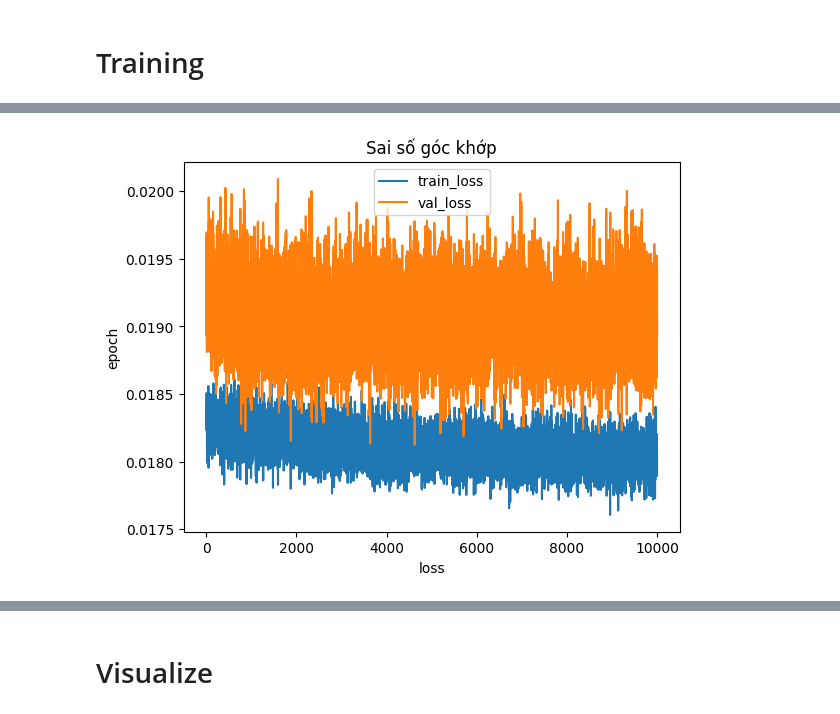
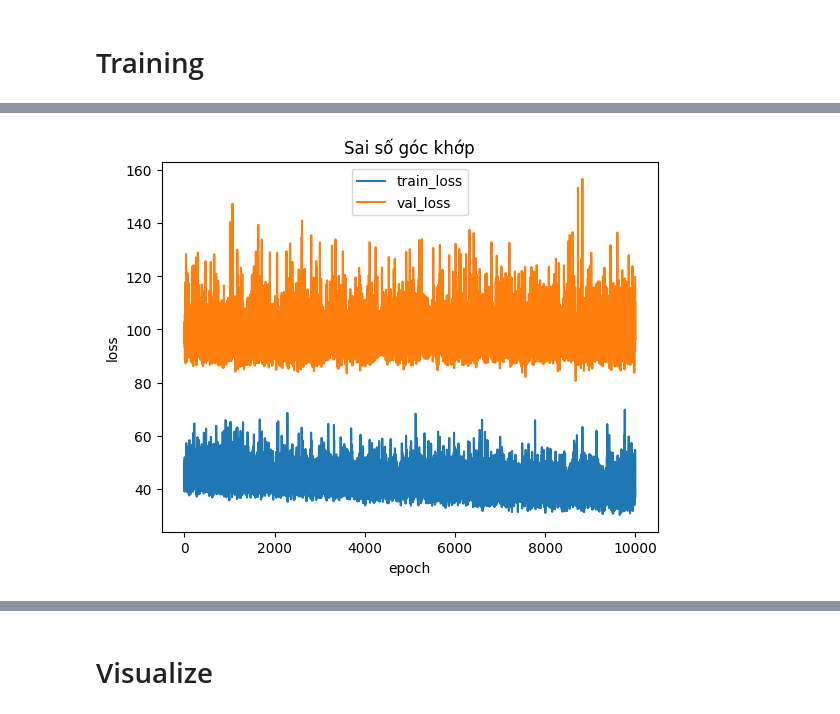
Before and after one commit to infinity-linh/Bot_Inf, a Jupyter notebook: scripts/drafts.ipynb, the cells around one changed output, grey strips where cells are left out. Cells and saved outputs as stored; diff of their text form; code cells hidden in the pictures.

```diff
--- a/scripts/drafts.ipynb
+++ b/scripts/drafts.ipynb
@@ -109,11 +104,12 @@ cv2.destroyAllWindows()
 # %%
 import pandas as pd
 import numpy as np
-df = pd.read_csv("D:/User/DLBot/scripts/data/angles.csv")
+df = pd.read_csv("D:/User/DLBot/scripts/data/angles_pro.csv")
 # df.head()
 data = np.array(df)
-X = np.array(data[:,0:8], dtype=np.double)/400
-y = np.array(data[:,8:12], dtype=np.double)*np.pi/180
+# X = np.array(data[:,0:8], dtype=np.double)/400
+# y = np.array(data[:,8:12], dtype=np.double)*np.pi/180
+df.head(5)
 # %%
 L0 = 7.5
 L1 = 8
@@ -209,14 +187,17 @@ import torch.nn as nn
 import tqdm
 import torch
 
-df = pd.read_csv("D:/User/DLBot/scripts/data/angles.csv")
+df = pd.read_csv("D:/User/DLBot/scripts/data/angles_pro.csv")
 # df.head()
 data = np.array(df)
-X = np.array(data[:,0:8], dtype=np.double)/400
-y = np.array(data[:,8:12], dtype=np.double)*np.pi/180
+X = np.array(data[:,0:8], dtype=np.double)
+y = np.array(data[:,8:12], dtype=np.double)*10
 
+X = np.concatenate([X, X])
+y = np.concatenate([y, y])
 Train_X, Val_X, Train_y, Val_y = train_test_split(X, y, test_size=0.2)
 X_train, y_train = create_batch_data(Train_X, Train_y, 64)
 X_val, y_val = create_batch_data(Val_X, Val_y, 64)
-X_val
+len(y)
+# df.head(5)
 # %% [output]
@@ -283,8 +248,8 @@ def val(model, X, y, losses, device):
 # %%
 import torch.optim as optim
 
-PATH = "D:/User/DLBot/scripts/model/model_auto_arm.pt"
-learning_rate = 0.001
+PATH = "D:/User/DLBot/scripts/model/model_auto_arm_pro.pt"
+learning_rate = 0.01
 model = ANN()
 model.load_state_dict(torch.load(PATH))
 
@@ -296,18 +261,22 @@ optimizer = optim.SGD(model.parameters(), lr=learning_rate)
 losses = nn.MSELoss()
 loss_tr = []
 loss_va = []
-
+maxv = 100.0
 # evaluate a model using repeated k-fold cross-validation
-for i in range(1000):
+for i in range(10000):
     train_loss = study(model, X_train,y_train, optimizer, losses, device)
     val_loss = val(model,X_val, y_val,losses, device)
     loss_tr.append(train_loss)
     loss_va.append(val_loss)
+    if val_loss < maxv:
+        maxv = val_loss
+        print("Save model complete!", PATH)
+        torch.save(model.state_dict(), PATH)
 
     if i%100==0:
         print('epoch: ',i, 'Train loss: ', train_loss)
         print('       ',i, 'Val loss: ', val_loss)
 
-torch.save(model.state_dict(), PATH)
+# torch.save(model.state_dict(), PATH)
 # %% [output]
 cpu
@@ -333,17 +301,17 @@ epoch:  9900 Train loss:  0.018210043665021658
 # %%
 import matplotlib.pyplot as plt
 
 plt.title('Sai số góc khớp')
-plt.xlabel('loss')
-plt.ylabel('epoch')
+plt.xlabel('epoch')
+plt.ylabel('loss')
 
 plt.plot(loss_tr, label='train_loss')
 plt.plot(loss_va, label='val_loss')
 plt.legend()
 
 plt.show()
 # %% [output]
-[figure, old version]
+[figure, new version]
 # %%
 the_model = ANN()
 the_model.load_state_dict(torch.load(PATH))
```
Also changed, not shown: parts of 9 cells of this notebook, 4 other files.
